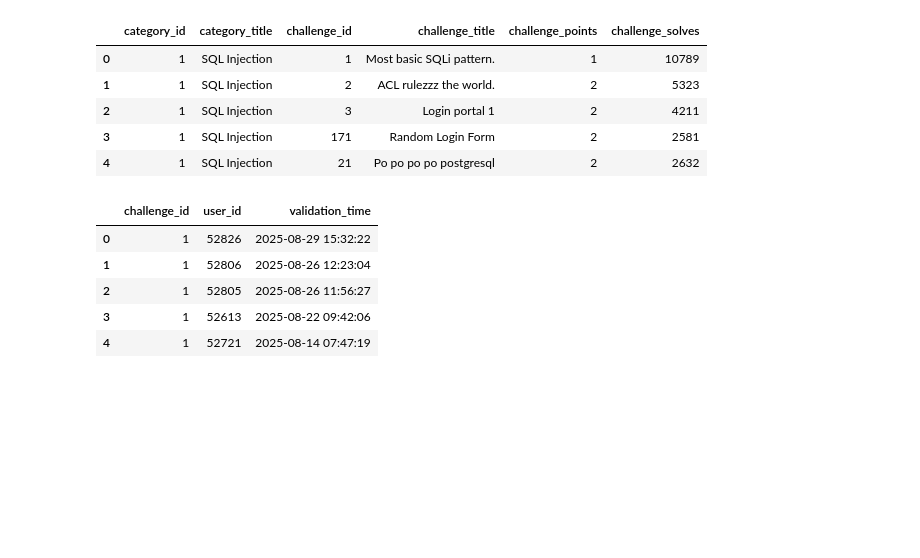
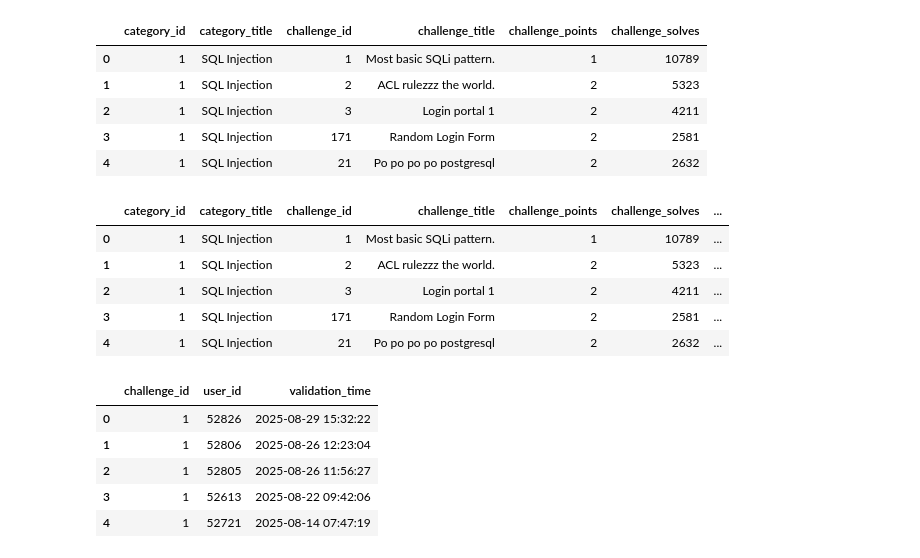
Before and after one commit to dfili/DIPRAD, a Jupyter notebook: RingZer0_analiza.ipynb, the cells around one changed output. Drawn from its saved outputs; the diff is of its cells as text; code cells hidden in the pictures; blank space fills up the shorter version.

Commit message:
added overarching category to challenges csv

```diff
--- a/RingZer0_analiza.ipynb
+++ b/RingZer0_analiza.ipynb
@@ -108,6 +133,21 @@ challenges_df.head()
 | 2 | 1 | SQL Injection | 3 | Login portal 1 | 2 | 4211 |
 | 3 | 1 | SQL Injection | 171 | Random Login Form | 2 | 2581 |
 | 4 | 1 | SQL Injection | 21 | Po po po po postgresql | 2 | 2632 |
+# %%
+subcategory_to_overarching = {}
+for over_cat, subcats in categories.items():
+    for subcat in subcats:
+        subcategory_to_overarching[subcat] = over_cat
+challenges_df["overarching_category"] = challenges_df["category_title"].map(subcategory_to_overarching)
+# %%
+challenges_df.head()
+# %% [output]
+|  | category_id | category_title | challenge_id | challenge_title | challenge_points | challenge_solves | ... |
+| 0 | 1 | SQL Injection | 1 | Most basic SQLi pattern. | 1 | 10789 | ... |
+| 1 | 1 | SQL Injection | 2 | ACL rulezzz the world. | 2 | 5323 | ... |
+| 2 | 1 | SQL Injection | 3 | Login portal 1 | 2 | 4211 | ... |
+| 3 | 1 | SQL Injection | 171 | Random Login Form | 2 | 2581 | ... |
+| 4 | 1 | SQL Injection | 21 | Po po po po postgresql | 2 | 2632 | ... |
 # %%
 solve_df = pd.DataFrame(solves)
 solve_df.head()
```
Also changed, not shown: parts of 13 cells of this notebook, 1 other file.
